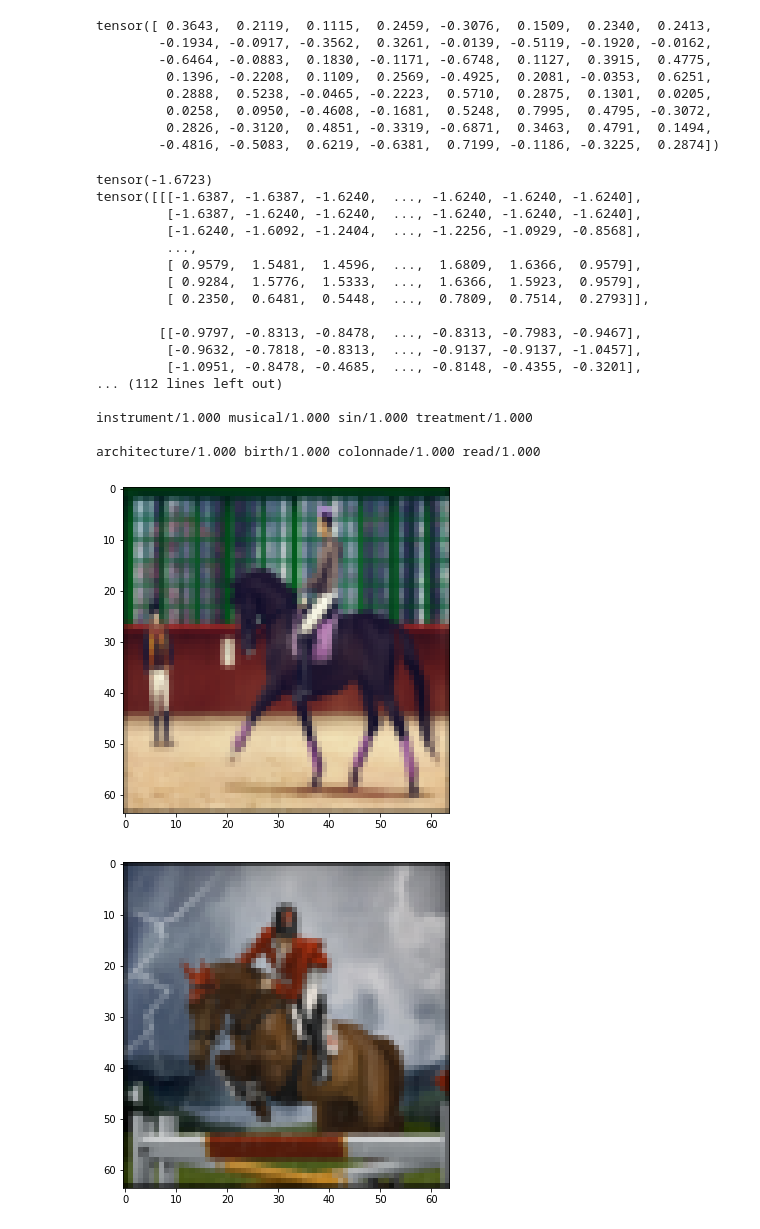
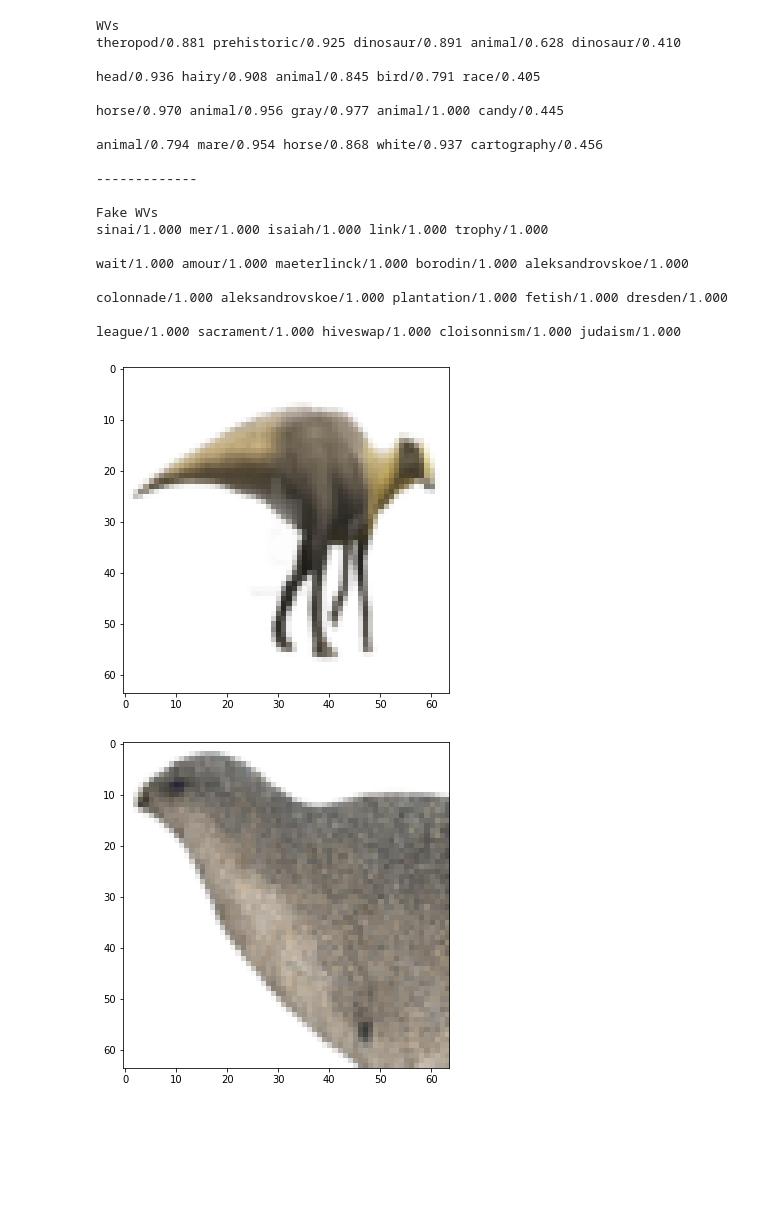
Before and after one commit to azmiozgen/text2painting, a Jupyter notebook: notebooks/test_data_loading.ipynb, the cells around one changed output. Saved outputs shown, nothing was run; the diff lists cells and outputs as text; code cells hidden in the pictures; blank space fills up the shorter version.

```diff
--- a/notebooks/test_data_loading.ipynb
+++ b/notebooks/test_data_loading.ipynb
@@ -108,71 +78,61 @@ norm2 = norm1 * 2 - 1
-# %%
-norm2[0,1]
-# %% [output]
-tensor([ 0.3643,  0.2119,  0.1115,  0.2459, -0.3076,  0.1509,  0.2340,  0.2413,
-        -0.1934, -0.0917, -0.3562,  0.3261, -0.0139, -0.5119, -0.1920, -0.0162,
-        -0.6464, -0.0883,  0.1830, -0.1171, -0.6748,  0.1127,  0.3915,  0.4775,
-         0.1396, -0.2208,  0.1109,  0.2569, -0.4925,  0.2081, -0.0353,  0.6251,
-         0.2888,  0.5238, -0.0465, -0.2223,  0.5710,  0.2875,  0.1301,  0.0205,
-         0.0258,  0.0950, -0.4608, -0.1681,  0.5248,  0.7995,  0.4795, -0.3072,
-         0.2826, -0.3120,  0.4851, -0.3319, -0.6871,  0.3463,  0.4791,  0.1494,
-        -0.4816, -0.5083,  0.6219, -0.6381,  0.7199, -0.1186, -0.3225,  0.2874])
 # %%
 inv_normalize = InvNormalize(CONFIG.MEAN, CONFIG.STD)
 for i, (images, wv_tensor, fake_wv_tensor) in enumerate(train_loader):
-    print(images.min())
 
-    for image in images:
-        print(image)
-        print("MIN:", image.min())
-        print("MAX:", image.max())
-        print()
+#     for image in images:
+#         print(image)
+#         print("MIN:", image.min())
+#         print("MAX:", image.max())
+#         print()
 
-    print("IMAGE:", images.shape)
-    print("WV:", wv_tensor.shape)
-    print("Fake WV:", fake_wv_tensor.shape)
+#     print("IMAGE:", images.shape)
+#     print("WV:", wv_tensor.shape)
+#     print("Fake WV:", fake_wv_tensor.shape)
 
     print("\nWVs")
     for wvs in wv_tensor:
         for wv in wvs:
             wv = np.array(wv)
             word, prob = train_loader.dataset.word2vec_model.wv.similar_by_vector(wv)[0]
             print("{}/{:.3f}".format(word, prob), end=' ')
         print('\n')
 
     print("-------------")
     print("\nFake WVs")
     for fake_wvs in fake_wv_tensor:
         for fake_wv in fake_wvs:
             fake_wv = np.array(fake_wv)
             fake_word, prob = train_loader.dataset.word2vec_model.wv.similar_by_vector(fake_wv)[0]
             print("{}/{:.3f}".format(fake_word, prob), end=' ')
         print('\n')
 
     for image in images:
         image = inv_normalize(image)
         image = np.array(image)
         image = image.transpose(1, 2, 0)
         plt.figure(figsize=(6, 6))
         plt.imshow(image)
         plt.show()
     break
 # %% [output]
-tensor(-1.6723)
-tensor([[[-1.6387, -1.6387, -1.6240,  ..., -1.6240, -1.6240, -1.6240],
-         [-1.6387, -1.6240, -1.6240,  ..., -1.6240, -1.6240, -1.6240],
-         [-1.6240, -1.6092, -1.2404,  ..., -1.2256, -1.0929, -0.8568],
-         ...,
-         [ 0.9579,  1.5481,  1.4596,  ...,  1.6809,  1.6366,  0.9579],
-         [ 0.9284,  1.5776,  1.5333,  ...,  1.6366,  1.5923,  0.9579],
-         [ 0.2350,  0.6481,  0.5448,  ...,  0.7809,  0.7514,  0.2793]],
+WVs
+theropod/0.881 prehistoric/0.925 dinosaur/0.891 animal/0.628 dinosaur/0.410
 
-        [[-0.9797, -0.8313, -0.8478,  ..., -0.8313, -0.7983, -0.9467],
-         [-0.9632, -0.7818, -0.8313,  ..., -0.9137, -0.9137, -1.0457],
-         [-1.0951, -0.8478, -0.4685,  ..., -0.8148, -0.4355, -0.3201],
-... (112 lines left out)
+head/0.936 hairy/0.908 animal/0.845 bird/0.791 race/0.405
 
-instrument/1.000 musical/1.000 sin/1.000 treatment/1.000
+horse/0.970 animal/0.956 gray/0.977 animal/1.000 candy/0.445
 
-architecture/1.000 birth/1.000 colonnade/1.000 read/1.000
+animal/0.794 mare/0.954 horse/0.868 white/0.937 cartography/0.456
+
+-------------
+
+Fake WVs
+sinai/1.000 mer/1.000 isaiah/1.000 link/1.000 trophy/1.000
+
+wait/1.000 amour/1.000 maeterlinck/1.000 borodin/1.000 aleksandrovskoe/1.000
+
+colonnade/1.000 aleksandrovskoe/1.000 plantation/1.000 fetish/1.000 dresden/1.000
+
+league/1.000 sacrament/1.000 hiveswap/1.000 cloisonnism/1.000 judaism/1.000
-[figure, old version]
+[figure, new version]
-[figure, old version]
+[figure, new version]
```
Also changed, not shown: parts of 13 cells of this notebook, 5 other files.
